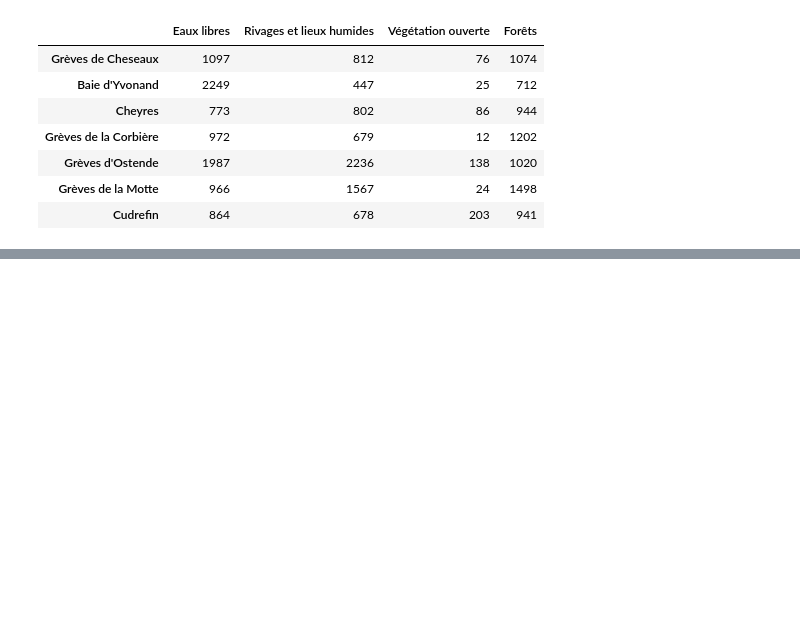
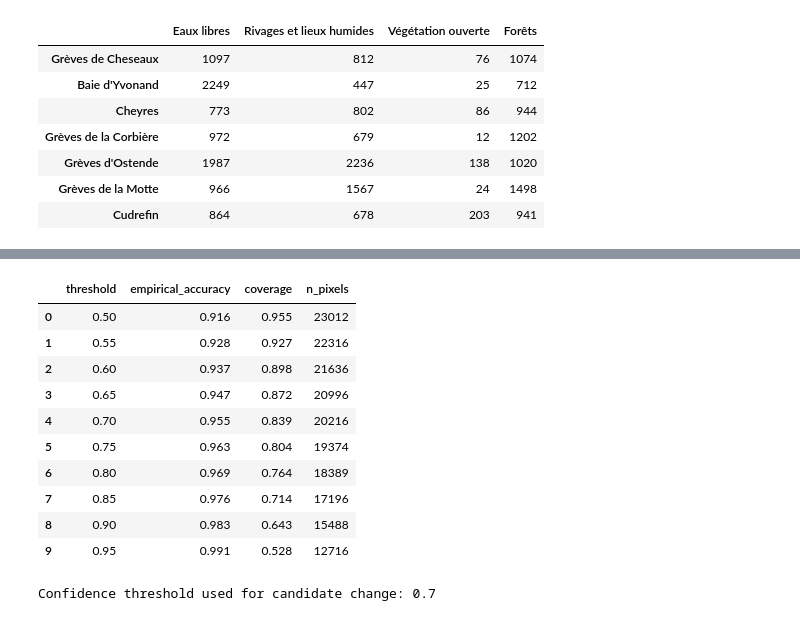
Before and after one commit to JustinRSK/2025_ML_EES, a Jupyter notebook: ML_Final_project/2_ML_Final_Project_GC_Justin_Knight.ipynb, the cells around one changed output, grey strips where cells are left out. Drawn from its saved outputs; the diff is of its cells as text; code cells hidden in the pictures; blank space fills up the shorter version.

```diff
--- a/ML_Final_project/2_ML_Final_Project_GC_Justin_Knight.ipynb
+++ b/ML_Final_project/2_ML_Final_Project_GC_Justin_Knight.ipynb
@@ -1002,0 +1026,11 @@ Best parameters: {'class_weight': 'balanced_subsample', 'max_depth': None, 'max_
+# %%
+saved = np.load(
+    OUTPUT_DIR / "cross_validation_predictions.npz"
+)
+
+y = saved["y"]
+oof_prediction = saved["oof_prediction"]
+oof_confidence = saved["oof_confidence"]
+groups = saved["groups"]
+
+print("Saved CV predictions reloaded.")
@@ -1258,55 +1336,50 @@ for threshold in np.arange(
     confidence_rows.append({
         "threshold": threshold,
         "empirical_accuracy": empirical_accuracy,
         "coverage": coverage,
         "n_pixels": selected.sum()
     })
 
 
 confidence_table = pd.DataFrame(
     confidence_rows
 )
 
 
 display(
     confidence_table.round(3)
 )
 
+# Conservative threshold chosen from the CV confidence table.
+# At 0.70, empirical CV accuracy was approximately 95.5%
+# while retaining approximately 84% of labelled pixels.
 
-# ------------------------------------------------------------
-# Choose the lowest confidence threshold giving approximately
-# 90% empirical accuracy while retaining at least 10% of data.
-# ------------------------------------------------------------
-
-acceptable = confidence_table[
-    (confidence_table["empirical_accuracy"] >= 0.90)
-    &
-    (confidence_table["coverage"] >= 0.10)
-]
-
-
-if len(acceptable) > 0:
-
-    CONFIDENCE_THRESHOLD = float(
-        acceptable.iloc[0]["threshold"]
-    )
-
-else:
-
-    # Conservative fallback
-    CONFIDENCE_THRESHOLD = 0.80
+CONFIDENCE_THRESHOLD = 0.70
 
 
 print(
     "\nConfidence threshold used for candidate change:",
     CONFIDENCE_THRESHOLD
 )
 
 
 confidence_table.to_csv(
     OUTPUT_DIR / "prediction_confidence_validation.csv",
     index=False
 )
+# %% [output]
+|  | threshold | empirical_accuracy | coverage | n_pixels |
+| 0 | 0.50 | 0.916 | 0.955 | 23012 |
+| 1 | 0.55 | 0.928 | 0.927 | 22316 |
+| 2 | 0.60 | 0.937 | 0.898 | 21636 |
+| 3 | 0.65 | 0.947 | 0.872 | 20996 |
+| 4 | 0.70 | 0.955 | 0.839 | 20216 |
+| 5 | 0.75 | 0.963 | 0.804 | 19374 |
+| 6 | 0.80 | 0.969 | 0.764 | 18389 |
+| 7 | 0.85 | 0.976 | 0.714 | 17196 |
+| 8 | 0.90 | 0.983 | 0.643 | 15488 |
+| 9 | 0.95 | 0.991 | 0.528 | 12716 |
+Confidence threshold used for candidate change: 0.7
 # %%
 # ============================================================
 # 16. FINAL MODEL
```
Also changed, not shown: parts of 15 cells of this notebook.
